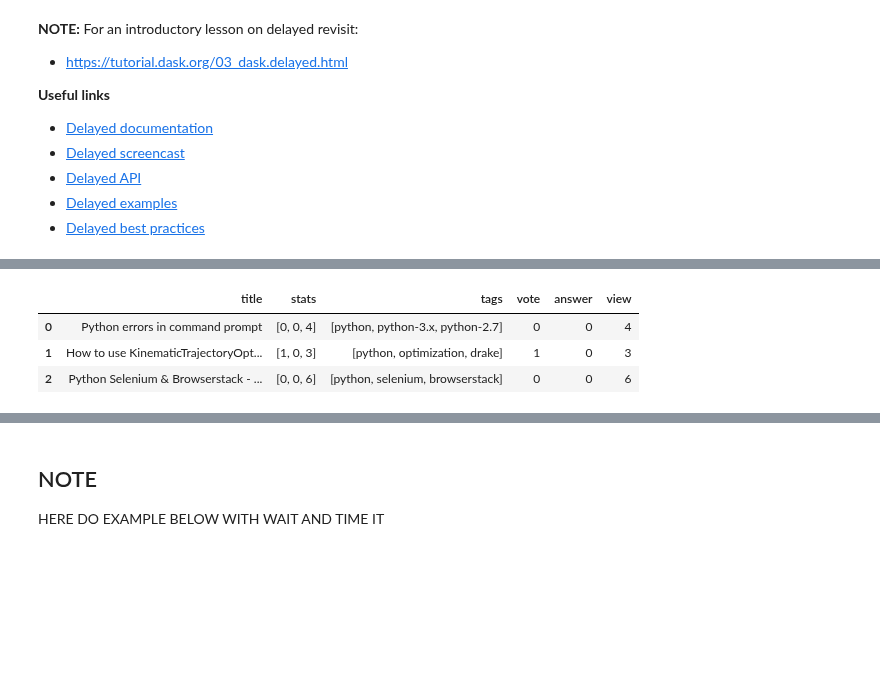
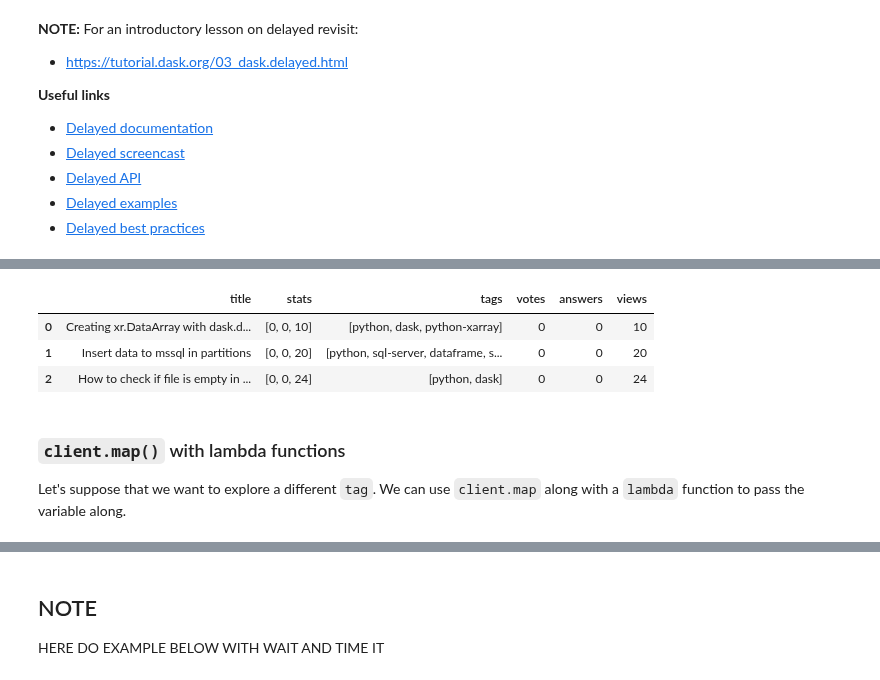
Before and after one commit to coiled/dask-tutorial, a Jupyter notebook: 1-Parallelize-your-python-code_Futures_and_Delayed.ipynb, the cells around one changed output, grey strips where cells are left out. Cells and saved outputs as stored; diff of their text form; code cells hidden in the pictures; blank space fills up the shorter version.

```diff
--- a/1-Parallelize-your-python-code_Futures_and_Delayed.ipynb
+++ b/1-Parallelize-your-python-code_Futures_and_Delayed.ipynb
@@ -155,16 +196,0 @@ https://stackoverflow.design/product/components/post-summary/
-# %%
-def clean_scraped_data(text, keyname=None):
-    """
-    Cleans the scraped data once in text format
-    """
-    if keyname == "stats":
-        text_strings = re.findall(r"\d+", text)
-
-        try:
-            text =[int(s) for s in text_strings]
-        except ValueError:
-            text =[int(re.sub("k", "000", s)) for s in text_strings]
-
-    elif keyname == "tags":
-        return text.split("\n")
-    return text
@@ -172,6 +238,7 @@ def clean_scraped_data(text, keyname=None):
 def extract_url_and_parse_html(url):
     """
     Given a SO url gets questions summary and cleans data.
+    Returns a list of dictionaries with the clean data.
 
     see also: clean_scraped_data
     """
@@ -197,8 +264,8 @@ def extract_url_and_parse_html(url):
         for k, v in key_class_dict.items():
             q_data[k] = clean_scraped_data(q_el.find(v, first=True).text, k)
 
-        q_data["vote"] = q_data["stats"][0]
-        q_data["answer"] = q_data["stats"][1]
-        q_data["view"] = q_data["stats"][2]
+        q_data["votes"] = q_data["stats"][0]
+        q_data["answers"] = q_data["stats"][1]
+        q_data["views"] = q_data["stats"][2]
         datas.append(q_data)
     return datas
@@ -205,5 +305,5 @@ def extract_url_and_parse_html(url):
 # %%
-def scrape_tag(page_num, tag="python", query_filter="Newest", pagesize=50):
+def scrape_tag(page_num, tag="dask", query_filter="Newest", pagesize=50):
 
     base_url = "https://stackoverflow.com/questions/tagged/"
     url = f"{base_url}{tag}?tab={query_filter}&page={page_num}&pagesize={pagesize}"
@@ -257,6 +376,5 @@ del fut
 # %%
 %%time
-t = client.map(scrape_tag, range(1, 11))
-test = client.gather(t)
-#wait(t)
+fut_map = client.map(scrape_tag, range(1, 33)) #this returns a list of futures
+res_map = client.gather(fut_map)
 # %% [output]
@@ -265,9 +383,13 @@ Wall time: 831 ms
 # %%
-test[0].head(3)
+res_map[0].head(3)
 # %% [output]
-|  | title | stats | tags | vote | answer | view |
-| 0 | Python errors in command prompt | [0, 0, 4] | [python, python-3.x, python-2.7] | 0 | 0 | 4 |
-| 1 | How to use KinematicTrajectoryOpt... | [1, 0, 3] | [python, optimization, drake] | 1 | 0 | 3 |
-| 2 | Python Selenium & Browserstack - ... | [0, 0, 6] | [python, selenium, browserstack] | 0 | 0 | 6 |
+|  | title | stats | tags | votes | answers | views |
+| 0 | Creating xr.DataArray with dask.d... | [0, 0, 10] | [python, dask, python-xarray] | 0 | 0 | 10 |
+| 1 | Insert data to mssql in partitions | [0, 0, 20] | [python, sql-server, dataframe, s... | 0 | 0 | 20 |
+| 2 | How to check if file is empty in ... | [0, 0, 24] | [python, dask] | 0 | 0 | 24 |
+# %% [markdown]
+### `client.map()` with lambda functions
+
+Let's suppose that we want to explore a different `tag`. We can use `client.map` along with a `lambda` function to pass the variable along.
 # %%
 %%time
```
Also changed, not shown: parts of 54 cells of this notebook.
